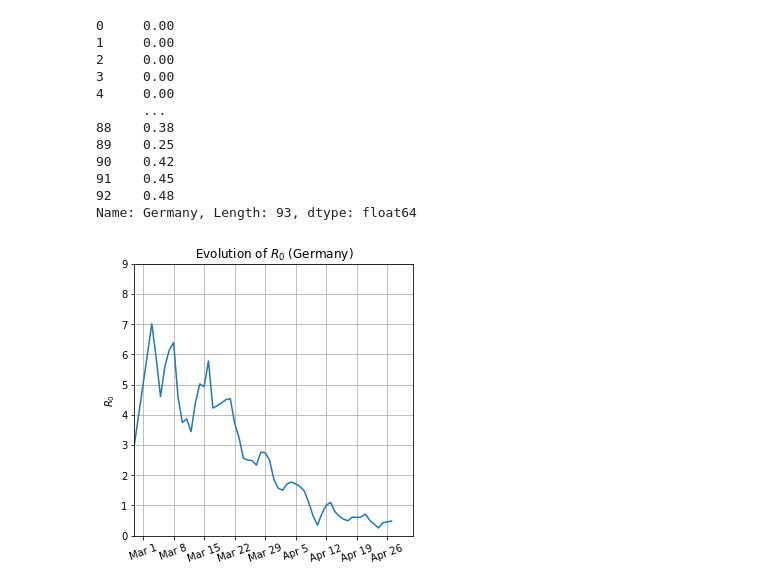
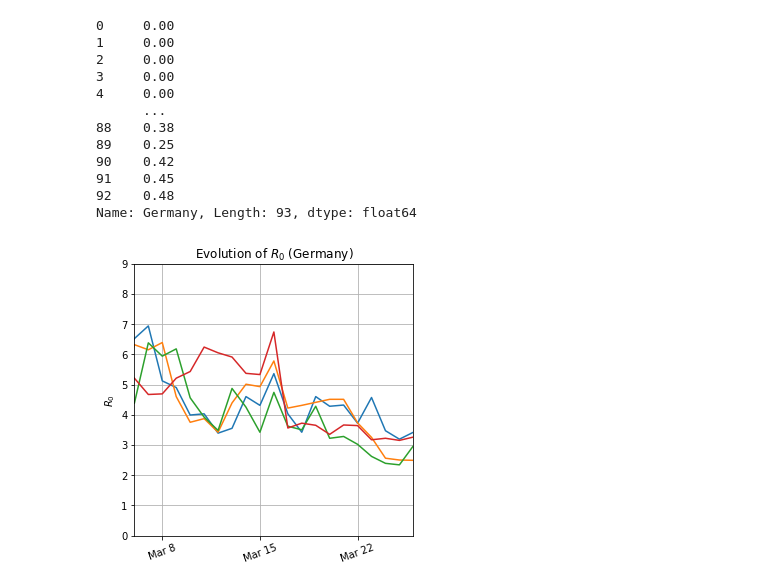
Before and after one commit to vincnardelli/covid19-italia, a Jupyter notebook: internazionale/R0_estimator_countries_allinone.py.ipynb, the cells around one changed output. Saved outputs shown, nothing was run; the diff lists cells and outputs as text; code cells hidden in the pictures.

```diff
--- a/internazionale/R0_estimator_countries_allinone.py.ipynb
+++ b/internazionale/R0_estimator_countries_allinone.py.ipynb
@@ -598,17 +596,21 @@ print(r0_countries_imp['Germany'])
 Name: Germany, Length: 93, dtype: float64
 # %%
 plt.figure(figsize=(5,5))
-#plt.plot(r0_countries_imp['United Kingdom'])
+plt.plot(r0_countries_imp['United Kingdom'])
 plt.plot(r0_countries_imp['Germany'])
-#plt.plot(r0_countries_imp['France'])
-#plt.plot(r0_countries_imp['Ireland'])
+plt.plot(r0_countries_imp['France'])
+plt.plot(r0_countries_imp['Spain'])
+#plt.plot(r0_countries_imp['Denmark'])
+#plt.plot(r0_countries_imp['Albania'])
+#plt.plot(r0_countries_imp['Belarus'])
+#plt.plot(r0_countries_imp['Sweden'])
 plt.xticks(np.arange(0-(time_window-5),93,7),['Jan 26','Jan 2','Feb 9','Feb 16','Feb 23','Mar 1','Mar 8', 'Mar 15', 'Mar 22', 'Mar 29', 'Apr 5', 'Apr 12', 'Apr 19', 'Apr 26'],rotation=20)
-plt.xlim(33,today)
+plt.xlim(40,60)#today)
 plt.ylabel('$R_0$')
 plt.ylim(0,9)
 plt.grid()
 plt.title('Evolution of $R_0$ (Germany)')
 #plt.savefig('output_countries/r0-evo_Italy.png',dpi=300)
 plt.show()
 # %% [output]
-[figure, old version]
+[figure, new version]
```
Also changed, not shown: parts of 5 cells of this notebook, 2 other files.
